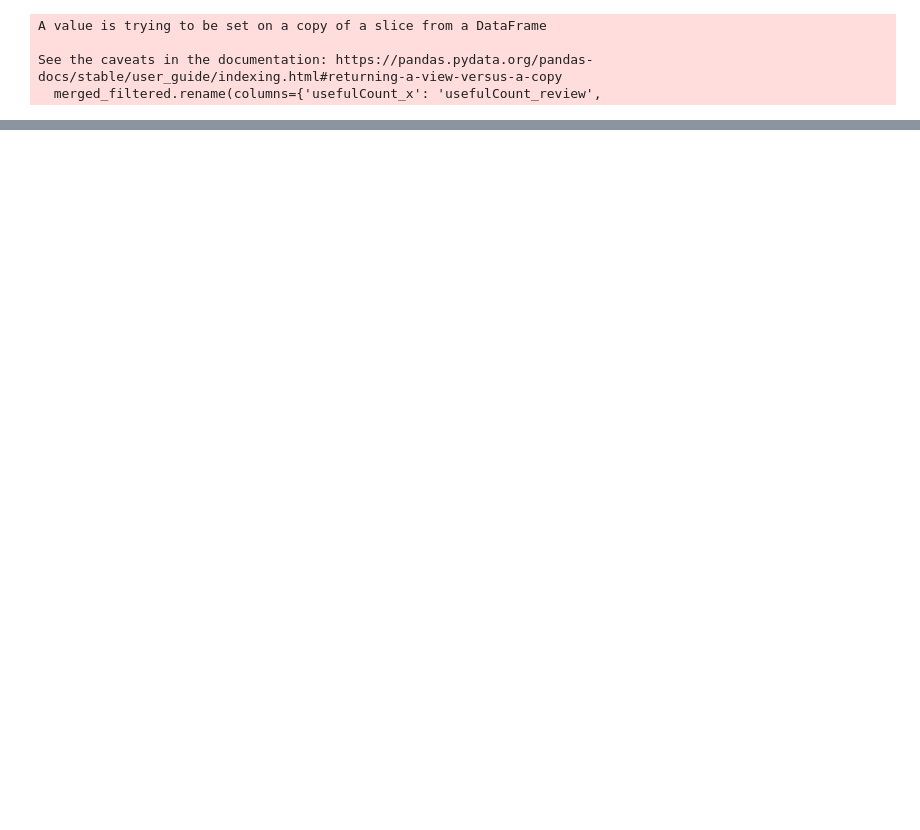
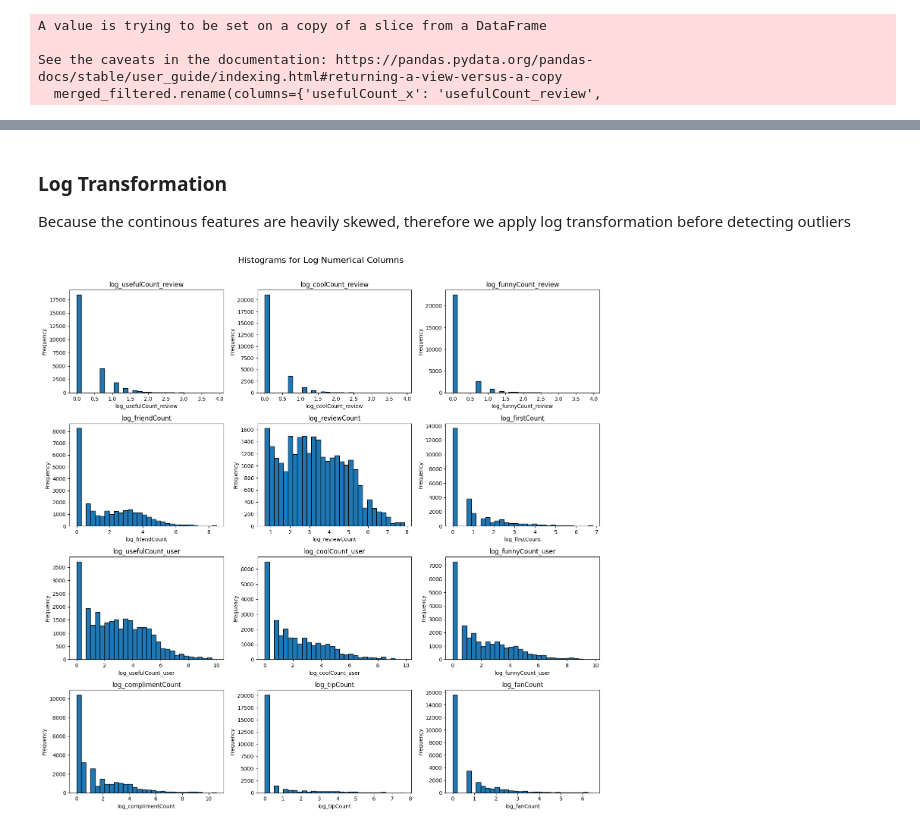
Before and after one commit to lihuicham/review-fraud-detection, a Jupyter notebook: code.ipynb, the cells around one changed output, grey strips where cells are left out. Saved outputs shown, nothing was run; the diff lists cells and outputs as text; code cells hidden in the pictures; blank space fills up the shorter version.

```diff
--- a/code.ipynb
+++ b/code.ipynb
@@ -81,0 +262,33 @@ Index(['date', 'reviewID', 'reviewerID', 'reviewContent', 'rating_review',
+# %% [markdown]
+### Log Transformation
+
+Because the continous features are heavily skewed, therefore we apply log transformation before detecting outliers
+# %%
+# log transformation
+for column in continuous_numerical_columns:
+    log_column_name = f"log_{column}"
+    df[log_column_name] = np.log1p(df[column])
+# %%
+log_columns = [f"log_{column}" for column in continuous_numerical_columns]
+# %%
+# historgam of log numerical columns to visualize the distribution after log transformation
+
+fig, axes = plt.subplots(4, 3, figsize=(15, 15))
+fig.suptitle('Histograms for Log Numerical Columns', fontsize=16)
+
+axes = axes.flatten()
+
+for i, column in enumerate(log_columns):
+    axes[i].hist(df[column].dropna(), bins=30, edgecolor='black')
+    axes[i].set_title(column)
+    axes[i].set_xlabel(column)
+    axes[i].set_ylabel('Frequency')
+
+# Hide any unused subplots
+for j in range(len(log_columns), len(axes)):
+    fig.delaxes(axes[j])
+
+plt.tight_layout(rect=[0, 0, 1, 0.97])
+plt.show()
+# %% [output]
+[figure, added]
```
Also changed, not shown: parts of 111 cells of this notebook, 1 other file.
